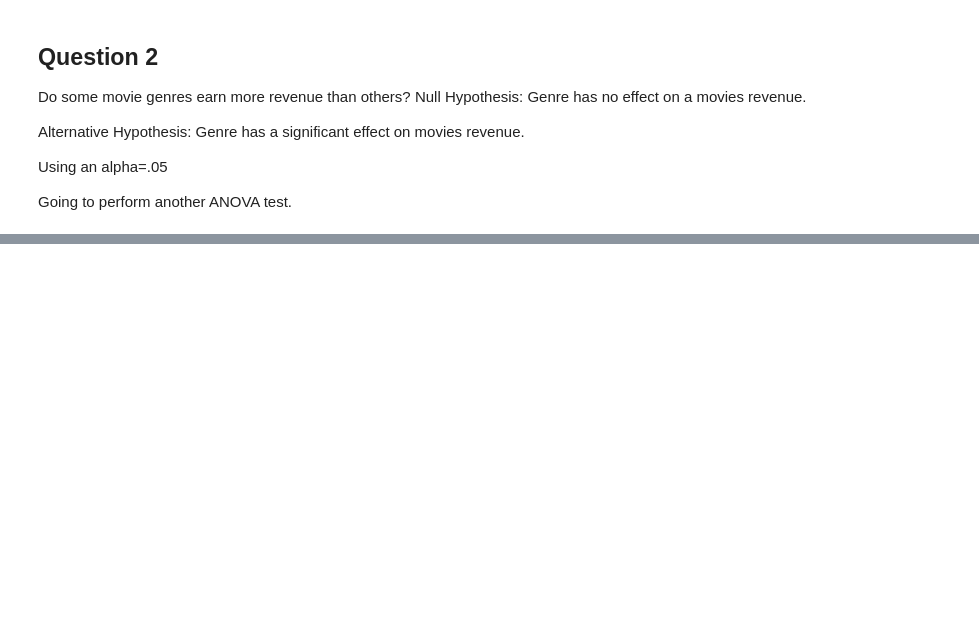
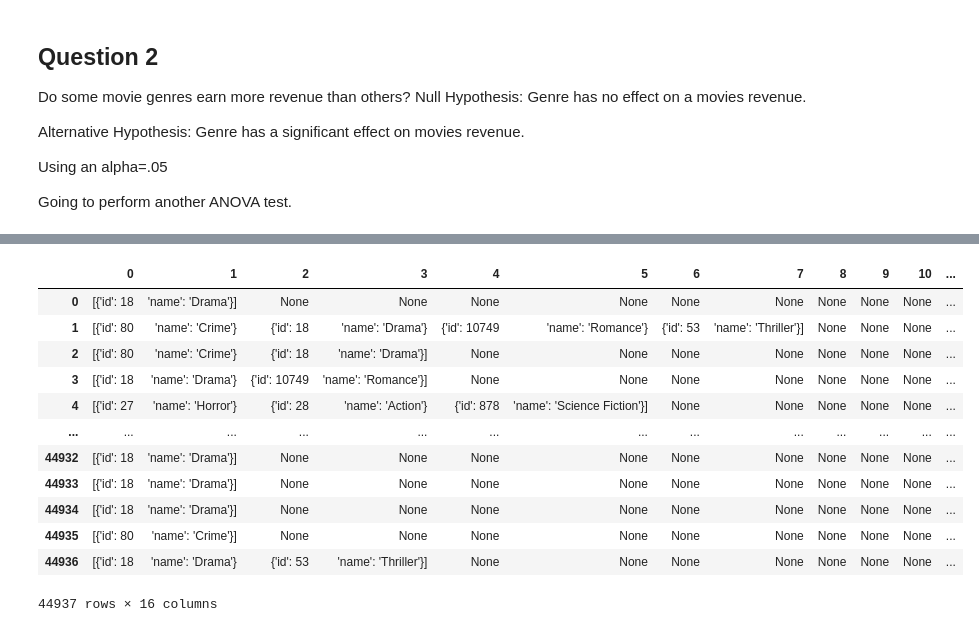
Before and after one commit to fid2445/Project-3-, a Jupyter notebook: Mike Fiddler Project Part 4 Hypothesis Testing.ipynb, the cells around one changed output, grey strips where cells are left out. Drawn from its saved outputs; the diff is of its cells as text; code cells hidden in the pictures; blank space fills up the shorter version.

```diff
--- a/Mike Fiddler Project Part 4 Hypothesis Testing.ipynb
+++ b/Mike Fiddler Project Part 4 Hypothesis Testing.ipynb
@@ -398,0 +424,17 @@ sns.barplot(data=df, x='Diet',y='kg_lost');
+# %%
+x = df['genres'].str.split(',',expand=True)
+x
+# %% [output]
+|  | 0 | 1 | 2 | 3 | 4 | 5 | 6 | 7 | 8 | 9 | 10 | ... |
+| 0 | [{'id': 18 | 'name': 'Drama'}] | None | None | None | None | None | None | None | None | None | ... |
+| 1 | [{'id': 80 | 'name': 'Crime'} | {'id': 18 | 'name': 'Drama'} | {'id': 10749 | 'name': 'Romance'} | {'id': 53 | 'name': 'Thriller'}] | None | None | None | ... |
+| 2 | [{'id': 80 | 'name': 'Crime'} | {'id': 18 | 'name': 'Drama'}] | None | None | None | None | None | None | None | ... |
+| 3 | [{'id': 18 | 'name': 'Drama'} | {'id': 10749 | 'name': 'Romance'}] | None | None | None | None | None | None | None | ... |
+| 4 | [{'id': 27 | 'name': 'Horror'} | {'id': 28 | 'name': 'Action'} | {'id': 878 | 'name': 'Science Fiction'}] | None | None | None | None | None | ... |
+| ... | ... | ... | ... | ... | ... | ... | ... | ... | ... | ... | ... | ... |
+| 44932 | [{'id': 18 | 'name': 'Drama'}] | None | None | None | None | None | None | None | None | None | ... |
+| 44933 | [{'id': 18 | 'name': 'Drama'}] | None | None | None | None | None | None | None | None | None | ... |
+| 44934 | [{'id': 18 | 'name': 'Drama'}] | None | None | None | None | None | None | None | None | None | ... |
+| 44935 | [{'id': 80 | 'name': 'Crime'}] | None | None | None | None | None | None | None | None | None | ... |
+| 44936 | [{'id': 18 | 'name': 'Drama'} | {'id': 53 | 'name': 'Thriller'}] | None | None | None | None | None | None | None | ... |
+44937 rows × 16 columns
```
Also changed, not shown: parts of 15 cells of this notebook.
